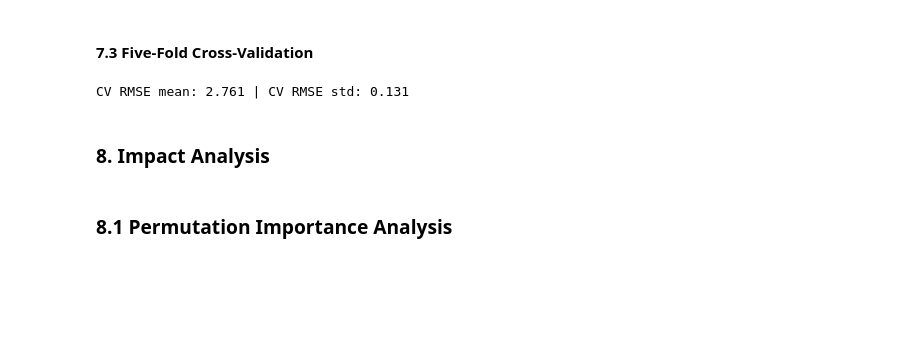
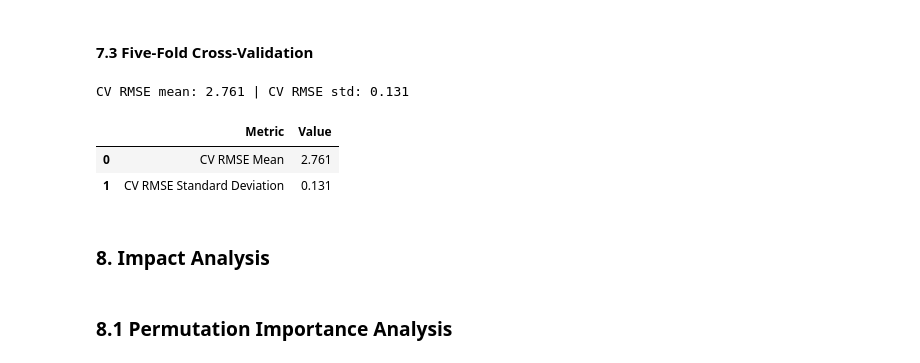
Before and after one commit to Ronkecrown/gamma2-crop-yield-prediction, a Jupyter notebook: notebooks/05a_random_forest_original.ipynb, the cells around one changed output. Cells and saved outputs as stored; diff of their text form; code cells hidden in the pictures; blank space fills up the shorter version.

```diff
--- a/notebooks/05a_random_forest_original.ipynb
+++ b/notebooks/05a_random_forest_original.ipynb
@@ -34,6 +34,13 @@ from sklearn.model_selection import (
 from sklearn.inspection import permutation_importance
 # %% [markdown]
 ### 2. Load the processed dataset
+# %%
+from pathlib import Path
+
+PROJECT_ROOT = Path.cwd().parent
+
+TABLES_DIR = PROJECT_ROOT / "reports" / "tables"
+TABLES_DIR.mkdir(parents=True, exist_ok=True)
 # %%
 from pathlib import Path
 
@@ -295,6 +320,28 @@ print(
 )
 # %% [output]
 CV RMSE mean: 2.761 | CV RMSE std: 0.131
+# %%
+rf_cv_results = pd.DataFrame({
+    "Metric": [
+        "CV RMSE Mean",
+        "CV RMSE Standard Deviation"
+    ],
+    "Value": [
+        cv_rmse.mean(),
+        cv_rmse.std()
+    ]
+})
+
+display(rf_cv_results.round(3))
+
+rf_cv_results.to_csv(
+    TABLES_DIR / "rf_original_cv_results.csv",
+    index=False
+)
+# %% [output]
+|  | Metric | Value |
+| 0 | CV RMSE Mean | 2.761 |
+| 1 | CV RMSE Standard Deviation | 0.131 |
 # %% [markdown]
 ### 8. Impact Analysis
 # %% [markdown]
```
Also changed, not shown: parts of 1 cell of this notebook, 2 other files.
